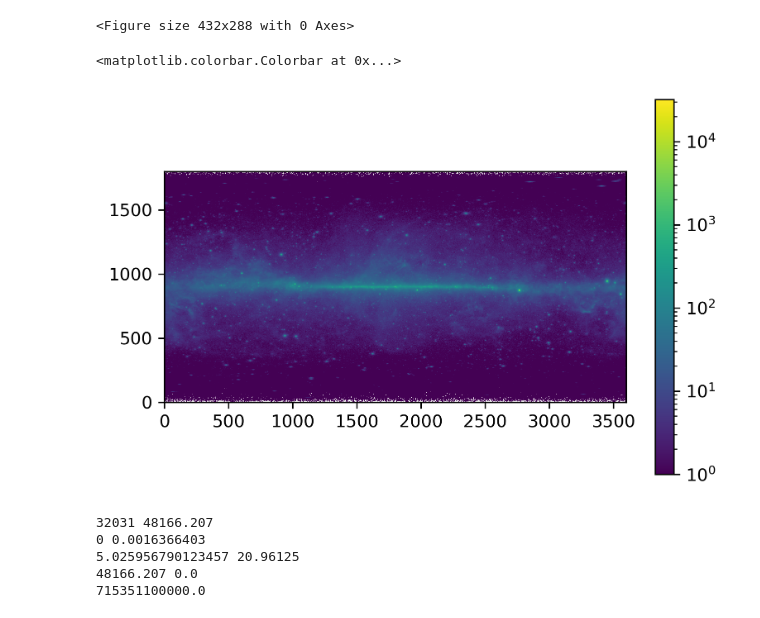
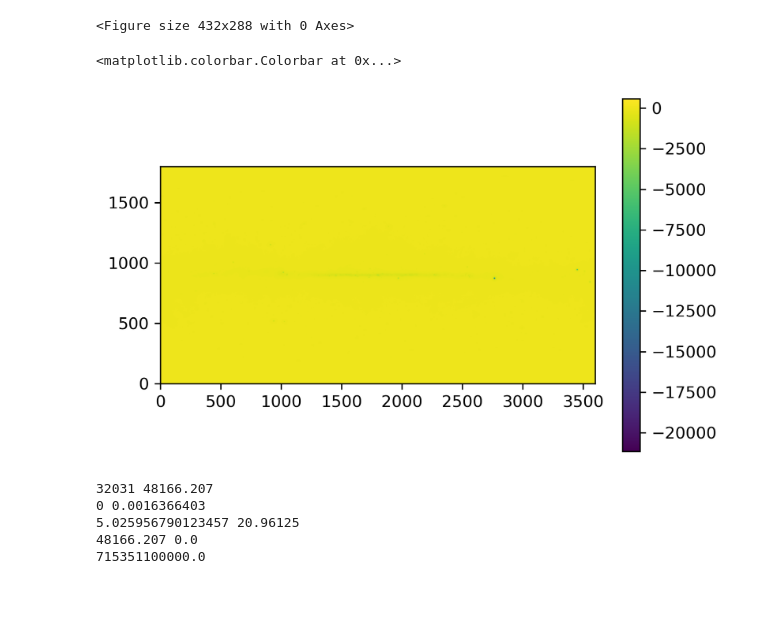
Before and after one commit to sparkofreason/fermi, a Jupyter notebook: fermi.ipynb, the cells around one changed output. Saved outputs shown, nothing was run; the diff lists cells and outputs as text; code cells hidden in the pictures.

```diff
--- a/fermi.ipynb
+++ b/fermi.ipynb
@@ -31,18 +33,19 @@ plt.rcParams['figure.dpi'] = 300
 # %%
 count_data = fits.getdata(data_file, ext=0)[0]
 cmap_data = fits.getdata(cmap_file, ext=0)
-model_data = fits.getdata(model_file, ext=0)
+model_expected = fits.getdata(model_file, ext=0)
+#model_data = numpy.vectorize(poisson.rvs)(model_expected)
 diffuse_data = fits.getdata(diffuse_file, ext=0)
 point_data = fits.getdata(point_file, ext=0)
 exp_data = fits.getdata(exp_file, ext=0)[1]
 model_norm = model_data - numpy.min(model_data)
 # %%
-#plt.imshow(count_data, origin='lower', cmap=plt.cm.viridis, norm=colors.LogNorm())
-diff = plt.imshow(count_data, origin='lower', cmap=plt.cm.viridis, norm=colors.LogNorm())
+diff = plt.imshow(numpy.subtract(count_data, model_data), origin='lower', cmap=plt.cm.viridis)
+#diff = plt.imshow(model_data, origin='lower', cmap=plt.cm.viridis, norm=colors.LogNorm())
 plt.colorbar(diff)
 # %% [output]
 <matplotlib.colorbar.Colorbar at 0x...>
-[figure, old version]
+[figure, new version]
 # %%
 print(numpy.max(count_data), numpy.max(model_data))
 print(numpy.min(count_data), numpy.min(model_data))
```
Also changed, not shown: parts of 9 cells of this notebook.
